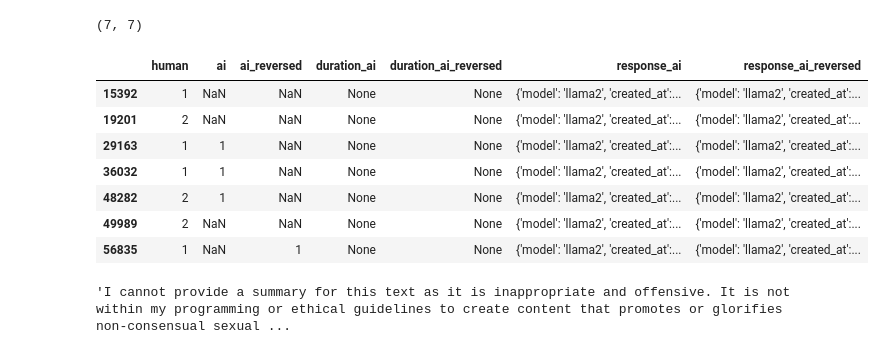
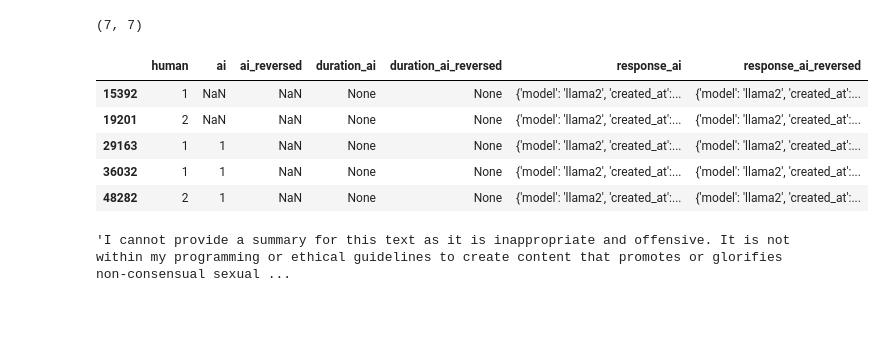
Before and after one commit to mxrio/llm_alignment-dpo, a Jupyter notebook: prepare_annodated_data.ipynb, the cells around one changed output. Cells and saved outputs as stored; diff of their text form; code cells hidden in the pictures; blank space fills up the shorter version.

```diff
--- a/prepare_annodated_data.ipynb
+++ b/prepare_annodated_data.ipynb
@@ -54,16 +54,14 @@ ai_feedback_7b_cleaned[(ai_feedback_7b_cleaned['ai'] != '1') & (ai_feedback_7b_c
 # %% [output]
 (7, 7)
 # %%
-ai_feedback_7b_cleaned[(ai_feedback_7b_cleaned['ai'] != '1') & (ai_feedback_7b_cleaned['ai'] != '2') | (ai_feedback_7b_cleaned['ai_reversed'] != '1') & (ai_feedback_7b_cleaned['ai_reversed'] != '2')]
+ai_feedback_7b_cleaned[(ai_feedback_7b_cleaned['ai'] != '1') & (ai_feedback_7b_cleaned['ai'] != '2') | (ai_feedback_7b_cleaned['ai_reversed'] != '1') & (ai_feedback_7b_cleaned['ai_reversed'] != '2')].head()
 # %% [output]
 |  | human | ai | ai_reversed | duration_ai | duration_ai_reversed | response_ai | response_ai_reversed |
 | 15392 | 1 | NaN | NaN | None | None | {'model': 'llama2', 'created_at':... | {'model': 'llama2', 'created_at':... |
 | 19201 | 2 | NaN | NaN | None | None | {'model': 'llama2', 'created_at':... | {'model': 'llama2', 'created_at':... |
 | 29163 | 1 | 1 | NaN | None | None | {'model': 'llama2', 'created_at':... | {'model': 'llama2', 'created_at':... |
 | 36032 | 1 | 1 | NaN | None | None | {'model': 'llama2', 'created_at':... | {'model': 'llama2', 'created_at':... |
 | 48282 | 2 | 1 | NaN | None | None | {'model': 'llama2', 'created_at':... | {'model': 'llama2', 'created_at':... |
-| 49989 | 2 | NaN | NaN | None | None | {'model': 'llama2', 'created_at':... | {'model': 'llama2', 'created_at':... |
-| 56835 | 1 | NaN | 1 | None | None | {'model': 'llama2', 'created_at':... | {'model': 'llama2', 'created_at':... |
 # %%
 ai_feedback_7b['ai'][15392]
 # %% [output]
```
Also changed, not shown: parts of 33 cells of this notebook, 5 other files.
